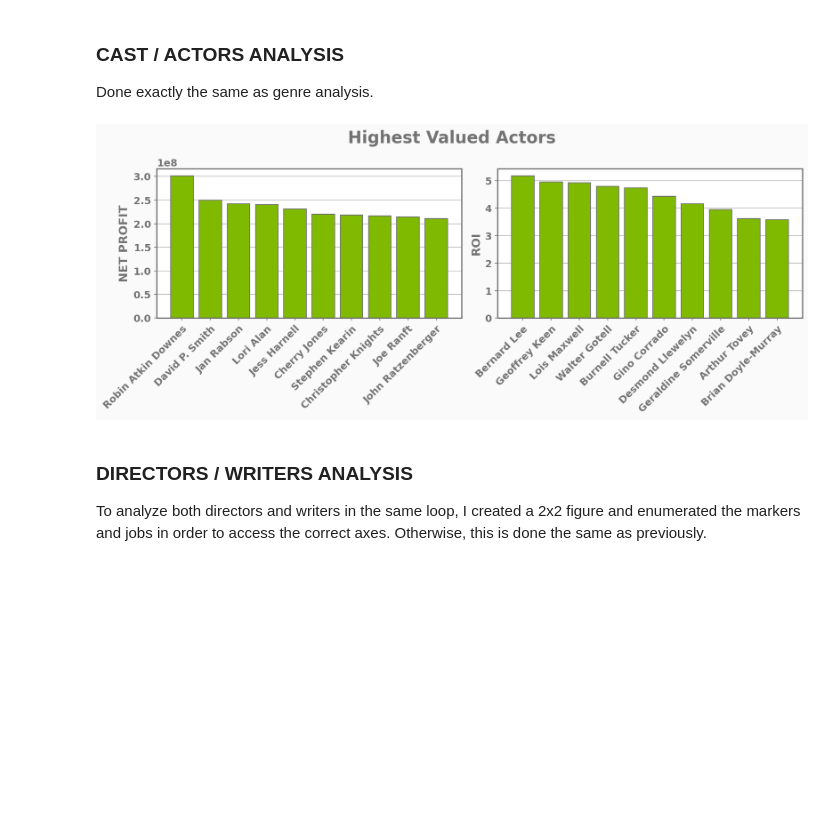
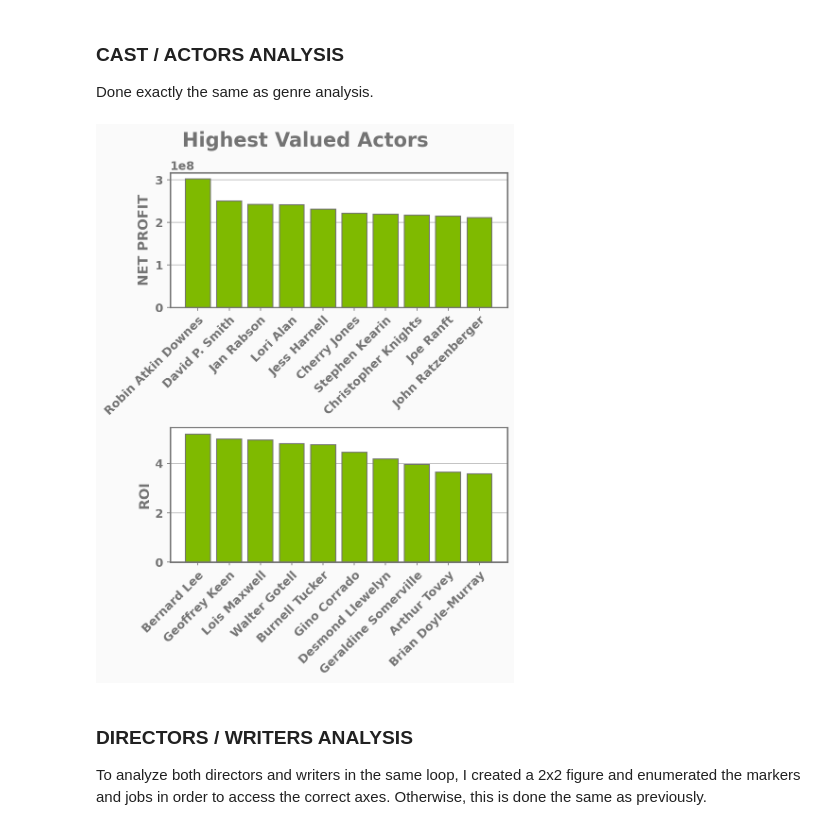
Before and after one commit to ACB-prgm/Phase1_Project, a Jupyter notebook: notebooks/student.ipynb, the cells around one changed output. Cells and saved outputs as stored; diff of their text form; code cells hidden in the pictures; blank space fills up the shorter version.

```diff
--- a/notebooks/student.ipynb
+++ b/notebooks/student.ipynb
@@ -164,7 +167,7 @@ For the actual graph, I used a bar plot utilizing my default style params. Getti
 
 I also made a dictionary to store the tope genres for future use.
 # %%
-fig, axs = plt.subplots(nrows=1, ncols=2, tight_layout=True, figsize=(12,5))
+fig, axs = plt.subplots(nrows=2, ncols=1, tight_layout=True, figsize=(6,8))
 fig.suptitle("Most Profitable Genres")
 
 top_genres = {}
@@ -183,19 +186,19 @@ for idx, marker in enumerate(["net_profit", "ROI"]):
 ### CAST / ACTORS ANALYSIS
 Done exactly the same as genre analysis.
 # %%
-fig, axs = plt.subplots(nrows=1, ncols=2, tight_layout=True, figsize=(12,5))
+fig, axs = plt.subplots(nrows=2, ncols=1, tight_layout=True, figsize=(6,8))
 fig.suptitle("Highest Valued Actors")
 
 for idx, marker in enumerate(["net_profit", "ROI"]):
     test = actors_df.groupby("actors").mean().sort_values(marker, ascending=False)[:10]#.drop_duplicates(subset=marker)
 
     ax = axs[idx]
     ax.bar(test.index, height=test[marker])
     ax.set_xticks(ax.get_xticks()) # this prevents a warning caused by the following line.
     ax.set_xticklabels(test.index, rotation=45, ha='right', rotation_mode='anchor')
     ax.set_ylabel(marker.replace("_", " ").upper())
 # %% [output]
-[figure, old version]
+[figure, new version]
 # %% [markdown]
 ### DIRECTORS / WRITERS ANALYSIS
 To analyze both directors and writers in the same loop, I created a 2x2 figure and enumerated the markers and jobs in order to access the correct axes. Otherwise, this is done the same as previously.
```
Also changed, not shown: parts of 4 cells of this notebook, 2 other files.
